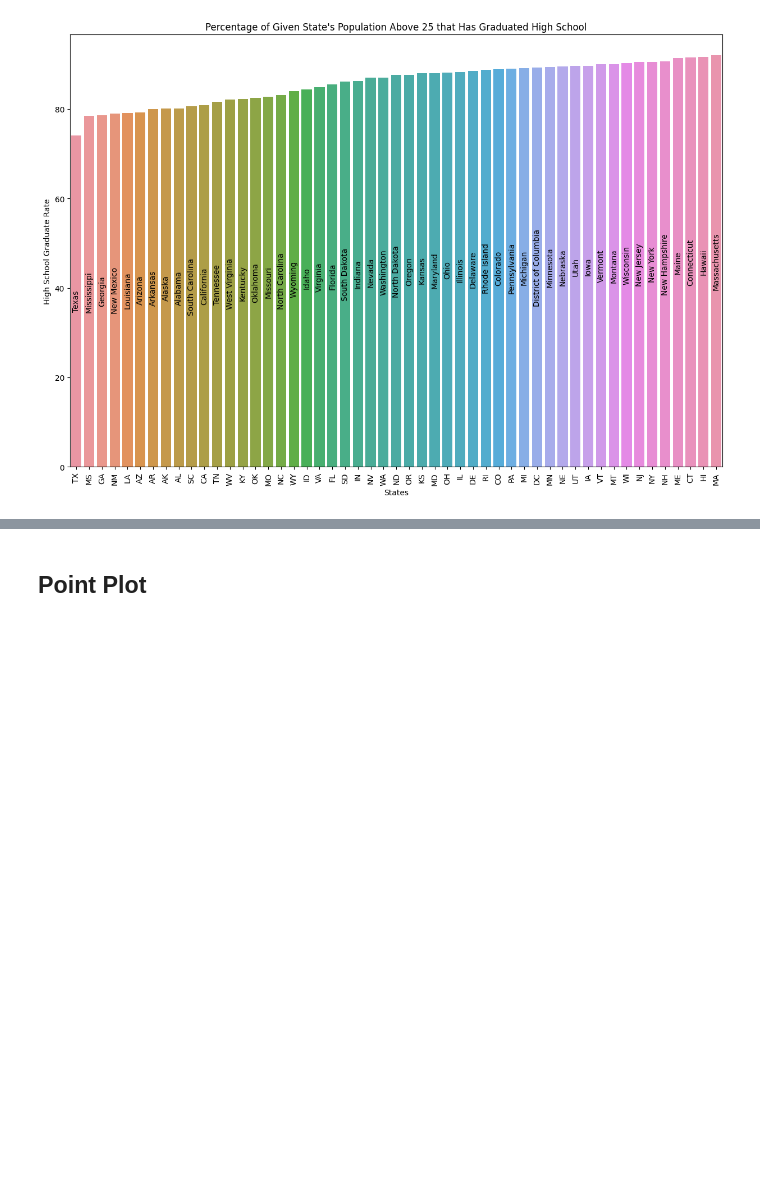
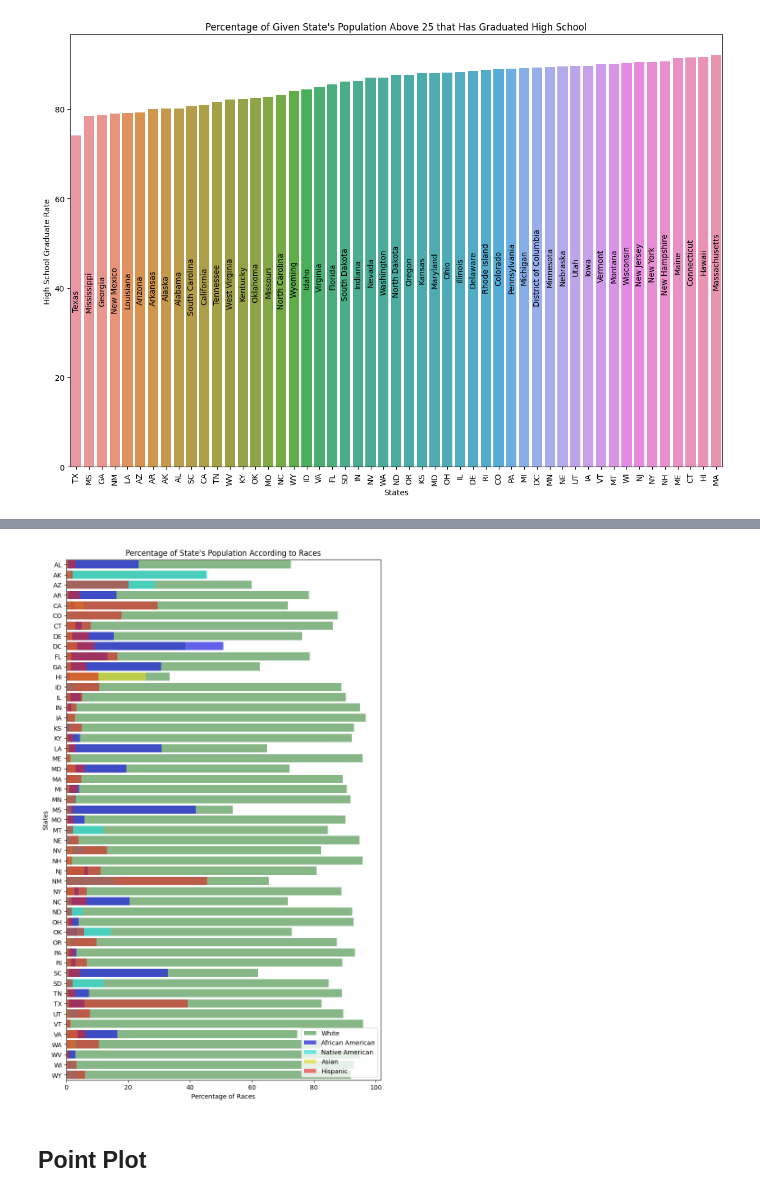
Before and after one commit to aeyeniay/SeabornPlots, a Jupyter notebook: seaborn_plots.ipynb, the cells around one changed output, grey strips where cells are left out. Drawn from its saved outputs; the diff is of its cells as text; code cells hidden in the pictures; blank space fills up the shorter version.

Commit message:
Kaggle Notebook | Seaborn Plots | Version 6

```diff
--- a/seaborn_plots.ipynb
+++ b/seaborn_plots.ipynb
@@ -361,3 +380,47 @@ plt.show()
+# %%
+"""
+    This script calculates the average racial composition for each state from the 'share_race_city' dataset.
+    It replaces missing values, calculates the average percentage for each race by state, and then visualizes the data using a layered bar plot.
+
+    Explanation:
+    - The script replaces '-' and '(X)' in the dataset with 0.0 and converts the relevant columns to float.
+    - It calculates the average percentage of each race (White, Black, Native American, Asian, Hispanic) for each state.
+    - A layered bar plot is created to visualize the racial composition of each state.
+"""
+
+# Replace '-' and '(X)' with 0.0 and convert relevant columns to float
+share_race_city.replace(['-'], 0.0, inplace=True)
+share_race_city.replace(['(X)'], 0.0, inplace=True)
+share_race_city.loc[:, ['share_white', 'share_black', 'share_native_american', 'share_asian', 'share_hispanic']] = share_race_city.loc[:, ['share_white', 'share_black', 'share_native_american', 'share_asian', 'share_hispanic']].astype(float)
+
+# Calculate average percentage for each race by state
+area_list = list(share_race_city['Geographic area'].unique())
+share_white = []
+share_black = []
+share_native_american = []
+share_asian = []
+share_hispanic = []
+for area in area_list:
+    x = share_race_city[share_race_city['Geographic area'] == area]
+    share_white.append(sum(x.share_white) / len(x))
+    share_black.append(sum(x.share_black) / len(x))
+    share_native_american.append(sum(x.share_native_american) / len(x))
+    share_asian.append(sum(x.share_asian) / len(x))
+    share_hispanic.append(sum(x.share_hispanic) / len(x))
+
+# Visualization
+f, ax = plt.subplots(figsize=(9, 15))
+sns.barplot(x=share_white, y=area_list, color='green', alpha=0.5, label='White')
+sns.barplot(x=share_black, y=area_list, color='blue', alpha=0.7, label='African American')
+sns.barplot(x=share_native_american, y=area_list, color='cyan', alpha=0.6, label='Native American')
+sns.barplot(x=share_asian, y=area_list, color='yellow', alpha=0.6, label='Asian')
+sns.barplot(x=share_hispanic, y=area_list, color='red', alpha=0.6, label='Hispanic')
+
+ax.legend(loc='lower right', frameon=True)  # Show legend
+ax.set(xlabel='Percentage of Races', ylabel='States', title="Percentage of State's Population According to Races")
+plt.show()
+# %% [output]
+[figure, added]
 # %% [markdown]
 <a id="2"></a>
 ## Point Plot
```
Also changed, not shown: parts of 5 cells of this notebook.
